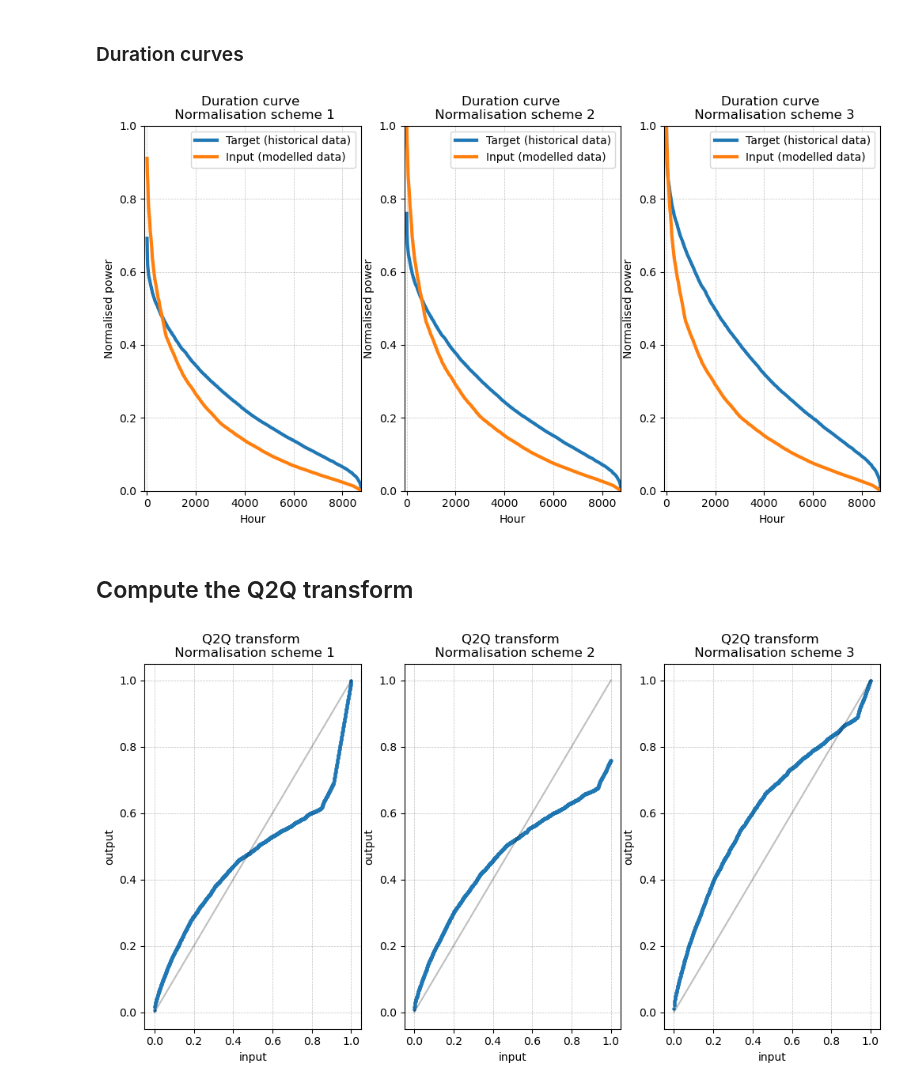
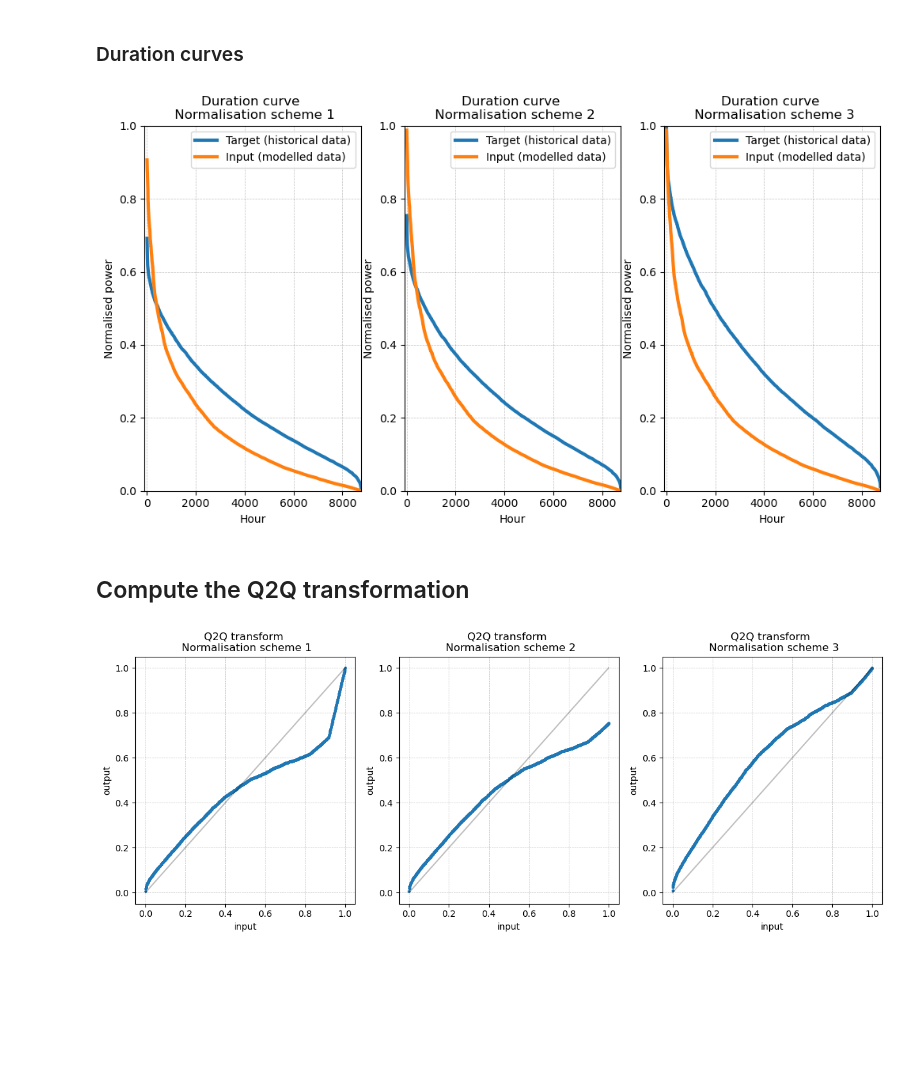
Before and after one commit to cristobal-GC/Q2Q_repository, a Jupyter notebook: notebooks/Tutorial_Creating_Q2Q_transform.ipynb, the cells around one changed output. Drawn from its saved outputs; the diff is of its cells as text; code cells hidden in the pictures; blank space fills up the shorter version.

```diff
--- a/notebooks/Tutorial_Creating_Q2Q_transform.ipynb
+++ b/notebooks/Tutorial_Creating_Q2Q_transform.ipynb
@@ -73,12 +70,12 @@ This repository includes modelled generation time series for Spain for several y
 # %%
 ##### Parameters
-cutout = 'iberia'
-clustering = 'NUTS3'
-
+analysis = 'REF'
 
 ##### Load input data
-df_input = pd.read_csv(f'../data/modelled_data/{carrier}_{cutout}_{year}_{clustering}.csv',
+df_input = pd.read_csv(f'../data/modelled_data/{analysis}/onwind_REF.csv',
                         index_col=0, parse_dates=True)
+
+df_input['value'] = df_input['q2qNo']
 # %% [markdown]
 ## Compare input and target variables
 # %% [markdown]
@@ -310,34 +306,34 @@ for i, ax in enumerate(axes):
     ax.set_xlim(-100, 8760)
     ax.set_ylim(0, 1)
 # %% [output]
-[figure, old version]
+[figure, new version]
 # %% [markdown]
-## Compute the Q2Q transform
+## Compute the Q2Q transformation
 # %%
-fig, axes = plt.subplots(1,3,figsize=(12,6))
+fig, axes = plt.subplots(1,3,figsize=(15,5))
 
 
 for i, ax in enumerate(axes):
 
     ##### Select data
     df_input = dict_dfs[f'df_input_norm{i+1}']
     df_target = dict_dfs[f'df_target_norm{i+1}']
 
 
     ##### Get the Q2Q transform
     q2q_transform = funs.fun_q2q_transform(df_input, df_target)
 
 
     ##### Plot the Q2Q transform
     x_values = np.linspace(0, 1, 1000)
     y_values = q2q_transform(x_values)
 
     ax.scatter(x_values,y_values,s=5)
     ax.plot([0, 1],[0, 1],color='black',alpha=0.25)
 
     ax.set_title(f'Q2Q transform \n Normalisation scheme {i+1}')
     ax.set_xlabel('input')
     ax.set_ylabel('output')
     ax.grid(True, linestyle='--', linewidth=0.5, color='black', alpha=0.25)
 # %% [output]
-[figure, old version]
+[figure, new version]
```
Also changed, not shown: parts of 21 cells of this notebook, 7 other files.
